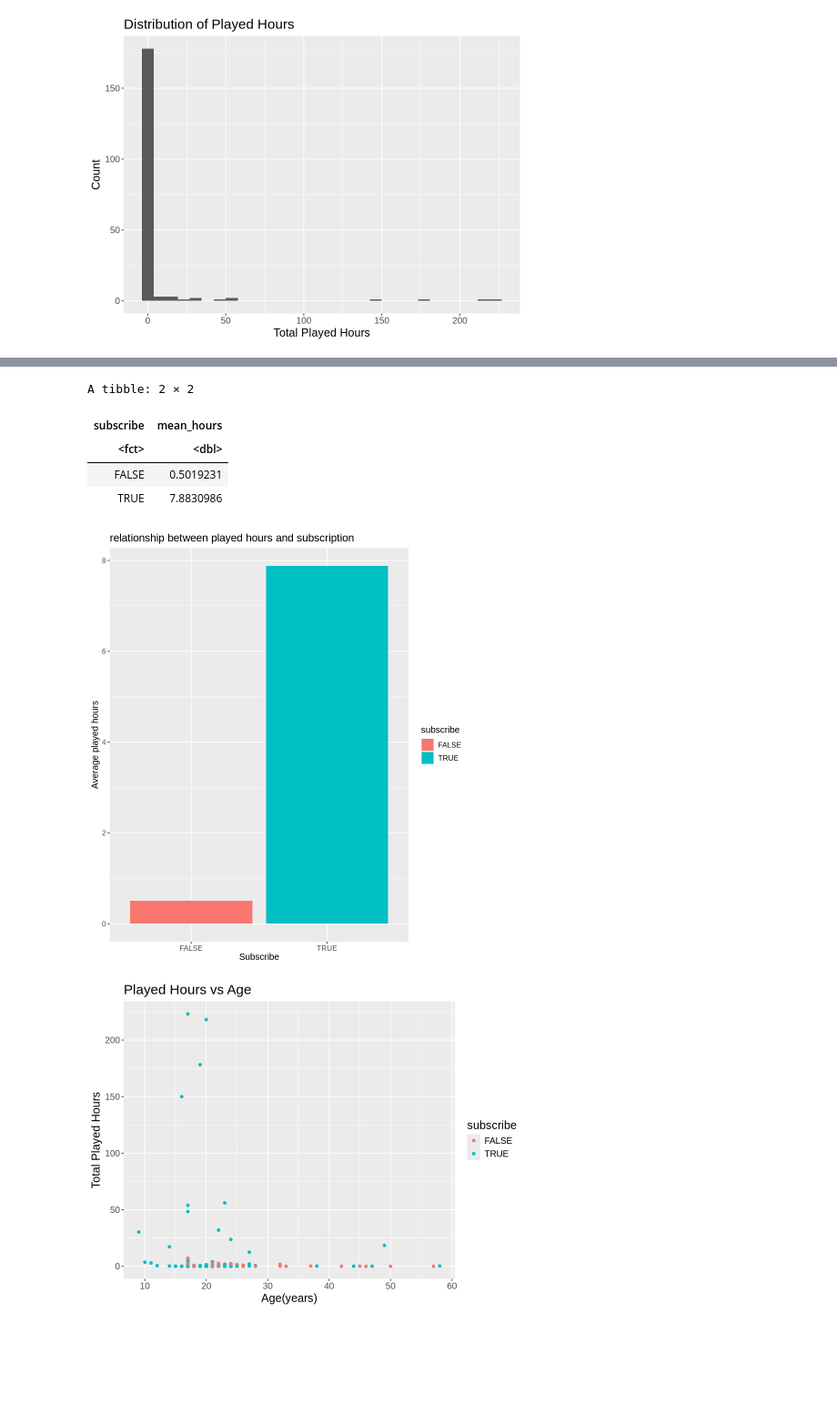
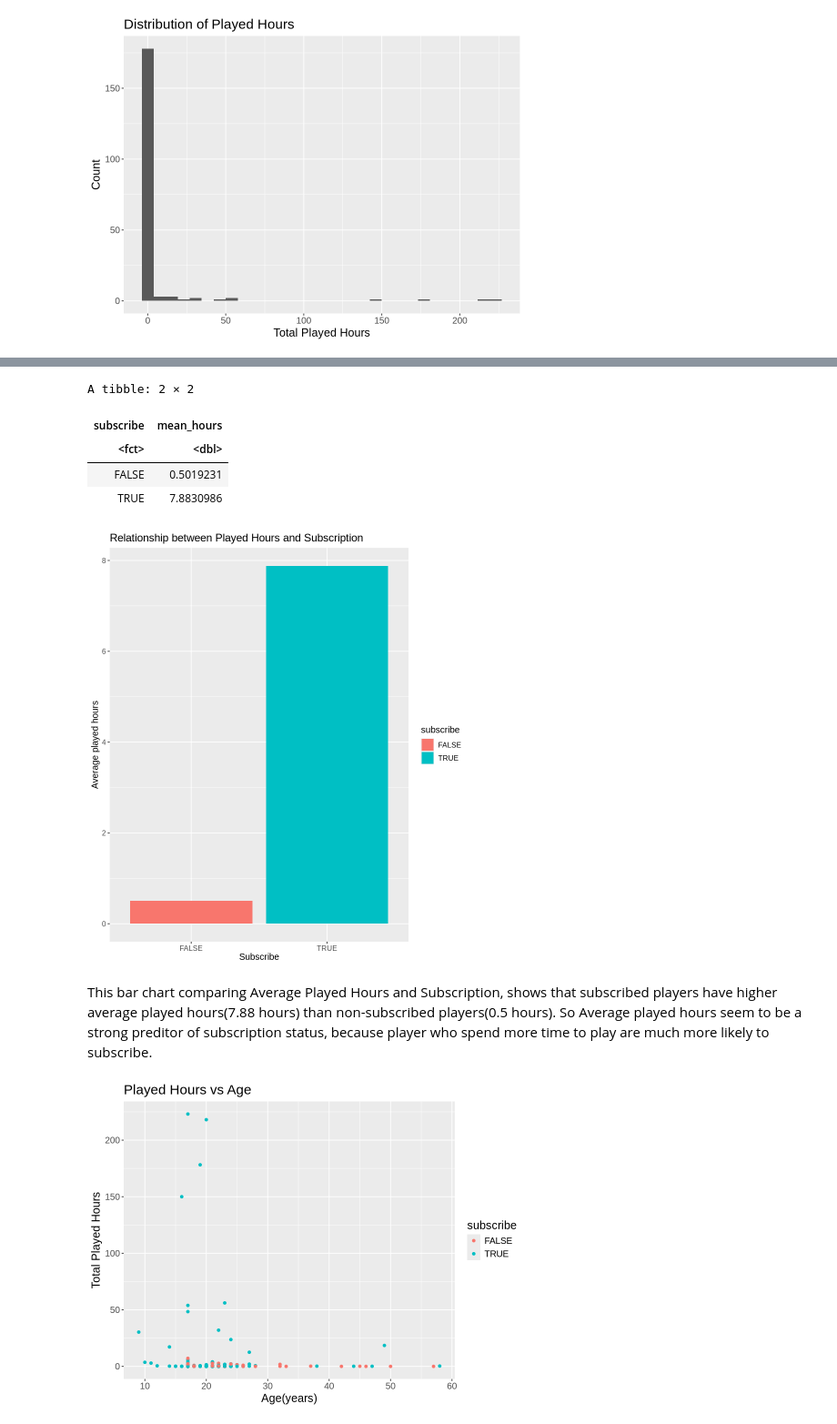
Before and after one commit to Jmmchai/individual-planning-stage, a Jupyter notebook: Individual project.ipynb, the cells around one changed output, grey strips where cells are left out. Shown at 91% size. Cells and saved outputs as stored; diff of their text form; code cells hidden in the pictures; blank space fills up the shorter version.

```diff
--- a/Individual project.ipynb
+++ b/Individual project.ipynb
@@ -156,22 +180,24 @@ Age_sub
 # %%
 options(repr.plot.width = 7, repr.plot.height = 8)
 avg_hours_by_sub <- players_wrangling |>
   group_by(subscribe) |>
   summarise(mean_hours = mean(played_hours))
 avg_hours_by_sub
 
 Hours_sub <- ggplot(avg_hours_by_sub, aes(x = subscribe, y = mean_hours, fill = subscribe))+
 geom_col()+
-labs(title = "relationship between played hours and subscription", x = "Subscribe", y = "Average played hours")+
+labs(title = "Relationship between Played Hours and Subscription", x = "Subscribe", y = "Average played hours")+
 theme(text = element_text(size = 12))
 Hours_sub
 # %% [output]
 A tibble: 2 × 2
 | subscribe | mean_hours |
 | <fct> | <dbl> |
 | FALSE | 0.5019231 |
 | TRUE | 7.8830986 |
-[figure, old version]
+[figure, new version]
+# %% [markdown]
+This bar chart comparing Average Played Hours and Subscription, shows that subscribed players have higher average played hours(7.88 hours) than non-subscribed players(0.5 hours). So Average played hours seem to be a strong preditor of subscription status, because player who spend more time to play are much more likely to subscribe.
 # %%
 options(repr.plot.width = 8, repr.plot.height = 6)
 Hour_age_scatter <- ggplot(players_wrangling, aes(x = Age, y = played_hours, color = subscribe))+
```
Also changed, not shown: parts of 8 cells of this notebook.
